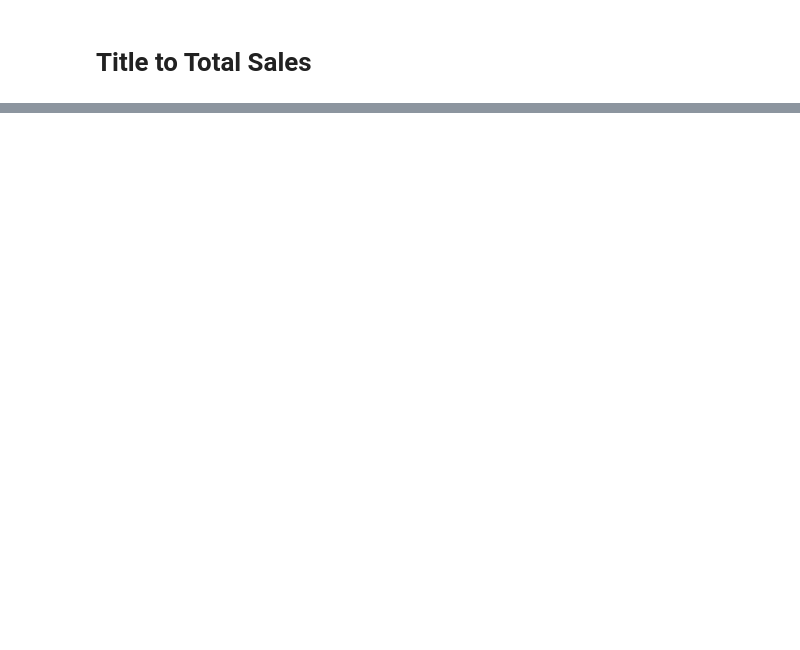
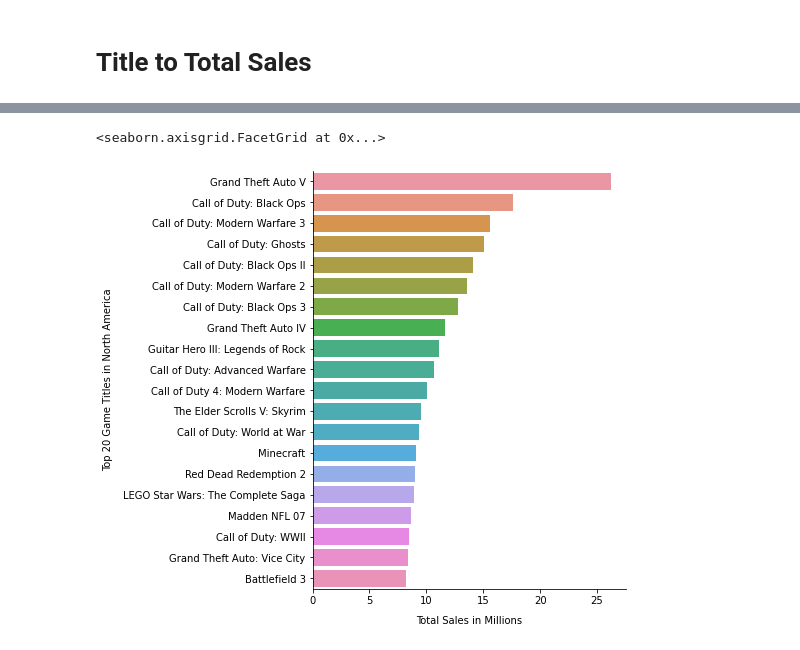
Before and after one commit to Secade/DATASCI-Video-Game-Sales, a Jupyter notebook: Video Game Sales EDA.ipynb, the cells around one changed output, grey strips where cells are left out. Saved outputs shown, nothing was run; the diff lists cells and outputs as text; code cells hidden in the pictures; blank space fills up the shorter version.

```diff
--- a/Video Game Sales EDA.ipynb
+++ b/Video Game Sales EDA.ipynb
@@ -543,0 +546,4 @@ title_total_plot.set_axis_labels("Total Sales in Millions", "Top 20 Game Titles"
+# %%
+region_sales = df_merged[['title', 'na_sales','jp_sales','pal_sales','other_sales']]
+
+region_sales
@@ -543,0 +564,5 @@ title_total_plot.set_axis_labels("Total Sales in Millions", "Top 20 Game Titles"
+# %%
+region_sales_na = region_sales.groupby(["title"], as_index=False)['na_sales'].sum()
+region_sales_na = region_sales_na.sort_values(by='na_sales', ascending=False)
+region_sales_na = region_sales_na.nlargest(20, 'na_sales')
+region_sales_na
@@ -543,0 +587,7 @@ title_total_plot.set_axis_labels("Total Sales in Millions", "Top 20 Game Titles"
+# %%
+region_sales_na_plot = sns.catplot(data = region_sales_na, x = "na_sales", y = "title", kind="bar", orient = 'h')
+region_sales_na_plot.fig.set_size_inches(10.5, 6.5)
+region_sales_na_plot.set_axis_labels("Total Sales in Millions", "Top 20 Game Titles in North America", labelpad=10)
+# %% [output]
+<seaborn.axisgrid.FacetGrid at 0x...>
+[figure, added]
```
Also changed, not shown: parts of 33 cells of this notebook.
